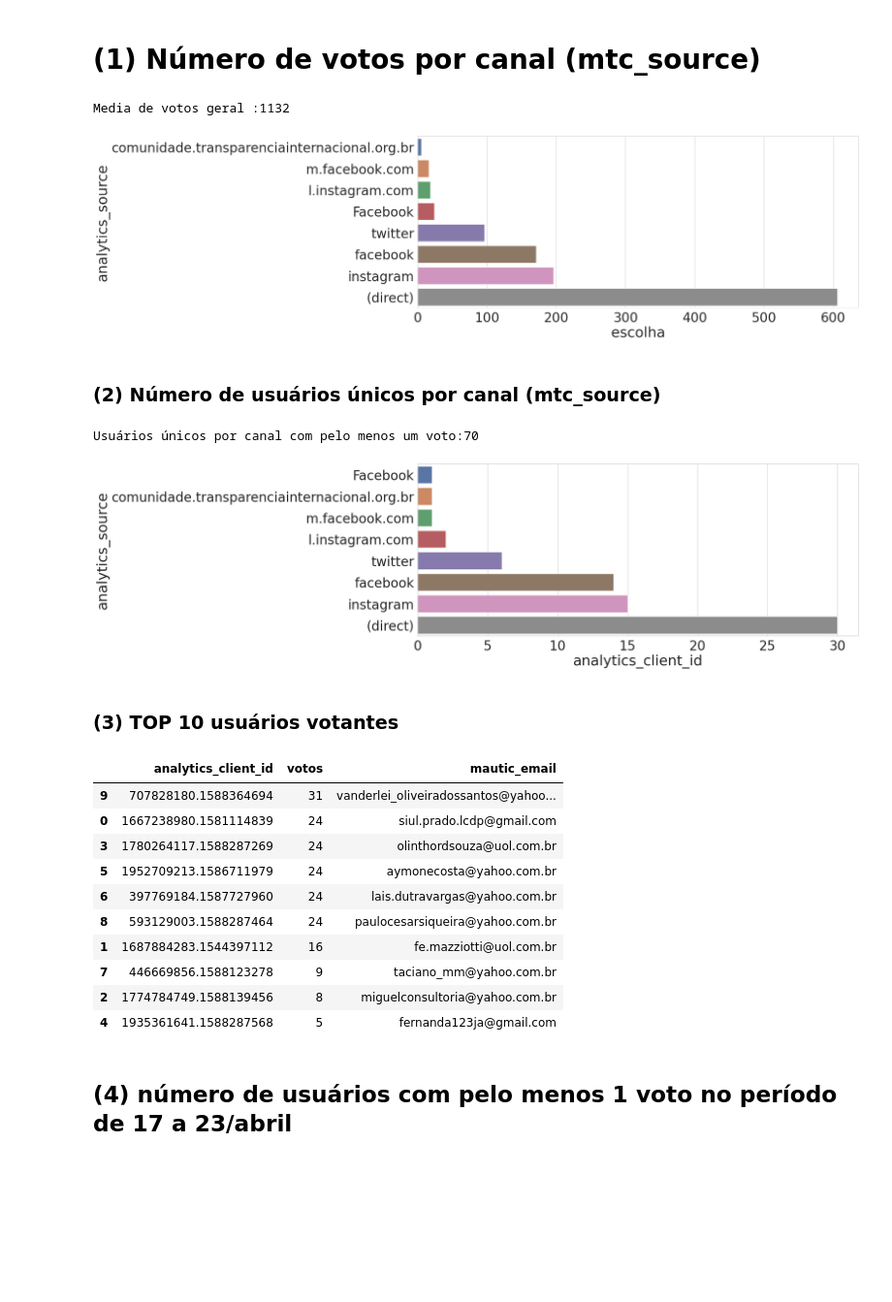
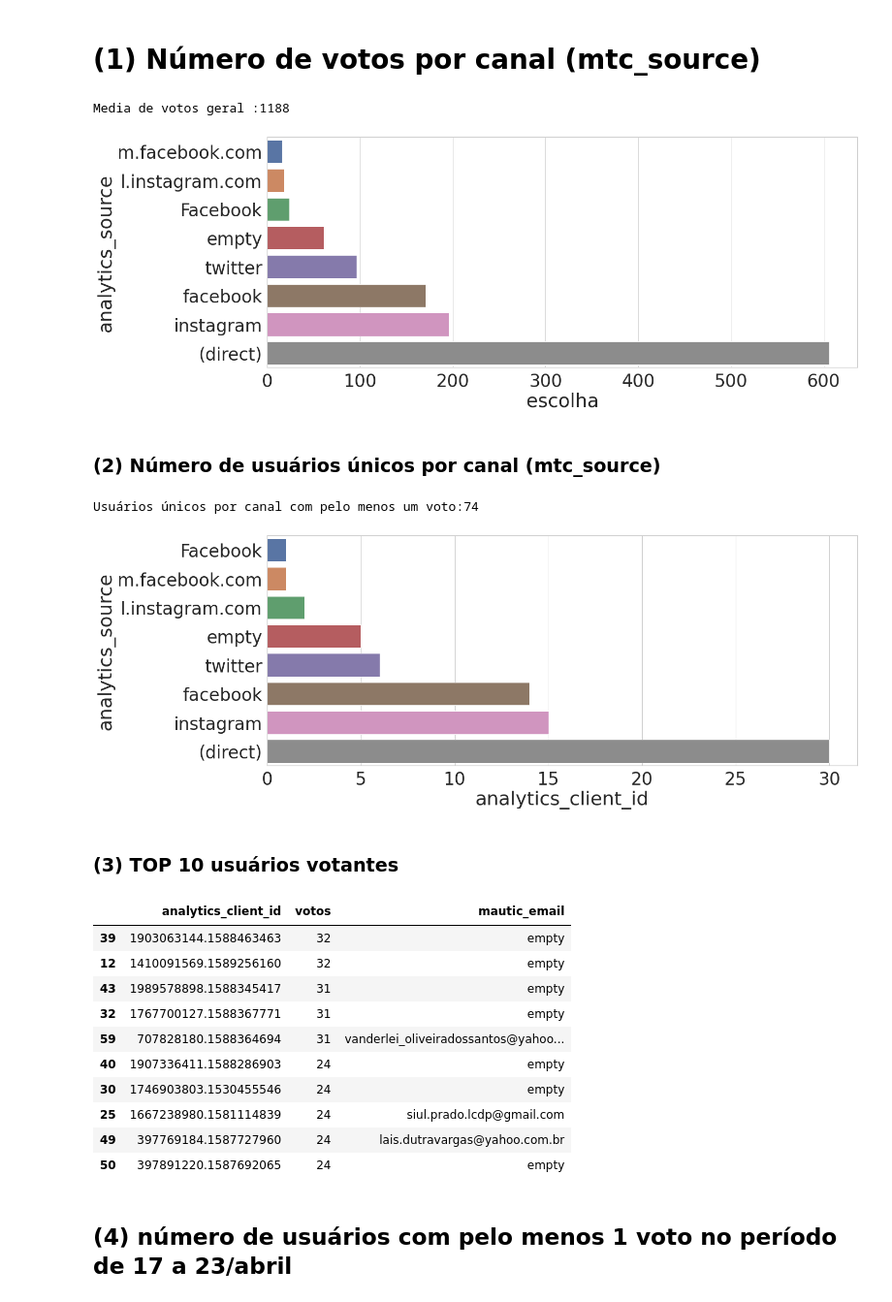
Before and after one commit to cidadedemocratica/airflow, a Jupyter notebook: src/ej/osf.ipynb, the cells around one changed output. Shown at 97% size. Saved outputs shown, nothing was run; the diff lists cells and outputs as text; code cells hidden in the pictures; blank space fills up the shorter version.

Commit message:
Use fillna() method on mautic_email and analytics_source

```diff
--- a/src/ej/osf.ipynb
+++ b/src/ej/osf.ipynb
@@ -12,5 +12,7 @@ sns.set(font_scale=3)
 # %%
 # EJ(votos) + Mautic(contatos) + Dados gerais de Analytics
 df2 = pd.read_csv('/tmp/airflow/votes_analytics_mautic.csv',dtype={'analytics_client_id': str})
-df2
+df2['analytics_source'].fillna("empty", inplace=True)
+df2['mautic_email'].fillna("empty", inplace=True)
+df2.info()
 # %% [output]
@@ -38,43 +44,44 @@ sns.set_style('whitegrid')
 plot = sns.barplot(y='analytics_source', x='escolha', data=votes_by_channel_df)
 print(f"Media de votos geral :{votes_by_channel_df['escolha'].sum()}")
 # %% [output]
-Media de votos geral :1132
+Media de votos geral :1188
-[figure, old version]
+[figure, new version]
 # %% [markdown]
 ### (2) Número de usuários únicos por canal (mtc_source)
 # %%
-uniq_users_by_source_df = df2.groupby('analytics_source').nunique()
+uniq_users_by_source_df = df2['analytics_source'].fillna("empty", inplace=True)
+uniq_users_by_source_df = df2.groupby(['analytics_source']).nunique()
 uniq_users_by_source_df.drop('analytics_source', axis=1, inplace=True)
 uniq_users_by_source_df.reset_index(inplace=True)
 plt.figure(figsize=(20,8))
 uniq_users_by_source_df.sort_values(by='analytics_client_id', inplace=True)
 sns.set_style('whitegrid')
 sns.barplot(y='analytics_source', x='analytics_client_id', data=uniq_users_by_source_df)
 print(f"Usuários únicos por canal com pelo menos um voto:{uniq_users_by_source_df['analytics_client_id'].sum()}")
 # %% [output]
-Usuários únicos por canal com pelo menos um voto:70
+Usuários únicos por canal com pelo menos um voto:74
-[figure, old version]
+[figure, new version]
 # %% [markdown]
 ### (3) TOP 10 usuários votantes
 # %%
 ## HEADER
 tmp = df2.groupby(['analytics_client_id', 'mautic_email']).count().reset_index(level=0).reset_index(level=0)
-to_10_voters_df = pd.DataFrame(tmp, columns=['analytics_client_id', 'criado', 'mautic_email'])
-to_10_voters_df.rename(columns={'criado': 'votos'}, inplace=True)
-to_10_voters_df.sort_values(by='votos', inplace=True, ascending=False)
-to_10_voters_df.head(10)
+top_10_voters_df = pd.DataFrame(tmp, columns=['analytics_client_id', 'criado', 'mautic_email'])
+top_10_voters_df.rename(columns={'criado': 'votos'}, inplace=True)
+top_10_voters_df.sort_values(by='votos', inplace=True, ascending=False)
+top_10_voters_df.head(10)
 # %% [output]
 |  | analytics_client_id | votos | mautic_email |
-| 9 | 707828180.1588364694 | 31 | vanderlei_oliveiradossantos@yahoo... |
-| 0 | 1667238980.1581114839 | 24 | siul.prado.lcdp@gmail.com |
-| 3 | 1780264117.1588287269 | 24 | olinthordsouza@uol.com.br |
-| 5 | 1952709213.1586711979 | 24 | aymonecosta@yahoo.com.br |
-| 6 | 397769184.1587727960 | 24 | lais.dutravargas@yahoo.com.br |
-| 8 | 593129003.1588287464 | 24 | paulocesarsiqueira@yahoo.com.br |
-| 1 | 1687884283.1544397112 | 16 | fe.mazziotti@uol.com.br |
-| 7 | 446669856.1588123278 | 9 | taciano_mm@yahoo.com.br |
-| 2 | 1774784749.1588139456 | 8 | miguelconsultoria@yahoo.com.br |
-| 4 | 1935361641.1588287568 | 5 | fernanda123ja@gmail.com |
+| 39 | 1903063144.1588463463 | 32 | empty |
+| 12 | 1410091569.1589256160 | 32 | empty |
+| 43 | 1989578898.1588345417 | 31 | empty |
+| 32 | 1767700127.1588367771 | 31 | empty |
+| 59 | 707828180.1588364694 | 31 | vanderlei_oliveiradossantos@yahoo... |
+| 40 | 1907336411.1588286903 | 24 | empty |
+| 30 | 1746903803.1530455546 | 24 | empty |
+| 25 | 1667238980.1581114839 | 24 | siul.prado.lcdp@gmail.com |
+| 49 | 397769184.1587727960 | 24 | lais.dutravargas@yahoo.com.br |
+| 50 | 397891220.1587692065 | 24 | empty |
 # %% [markdown]
 ## (4) número de usuários com pelo menos 1 voto no período de 17 a 23/abril
 # %%
```
Also changed, not shown: parts of 5 cells of this notebook.
